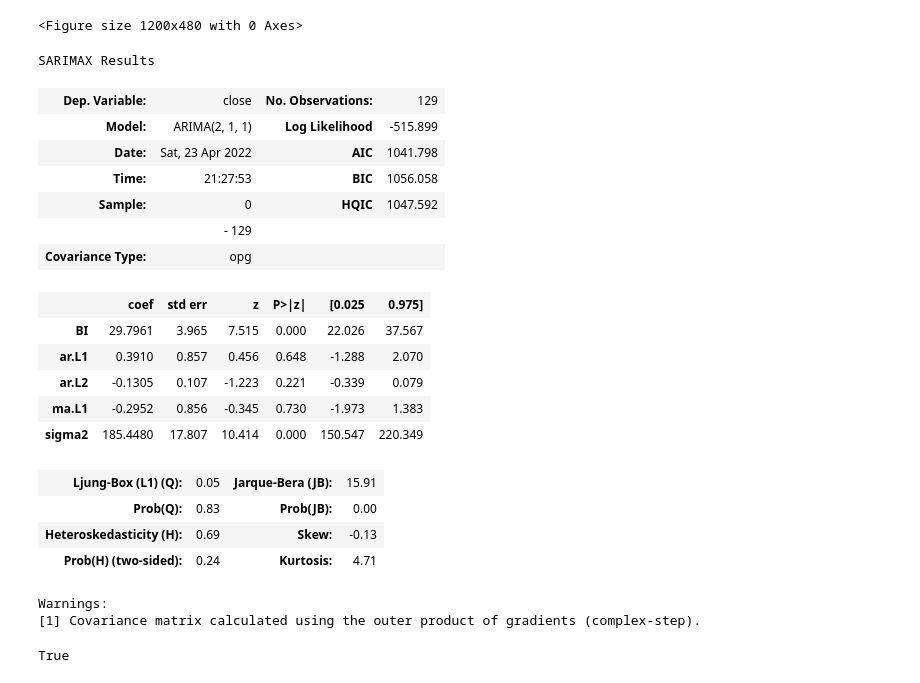
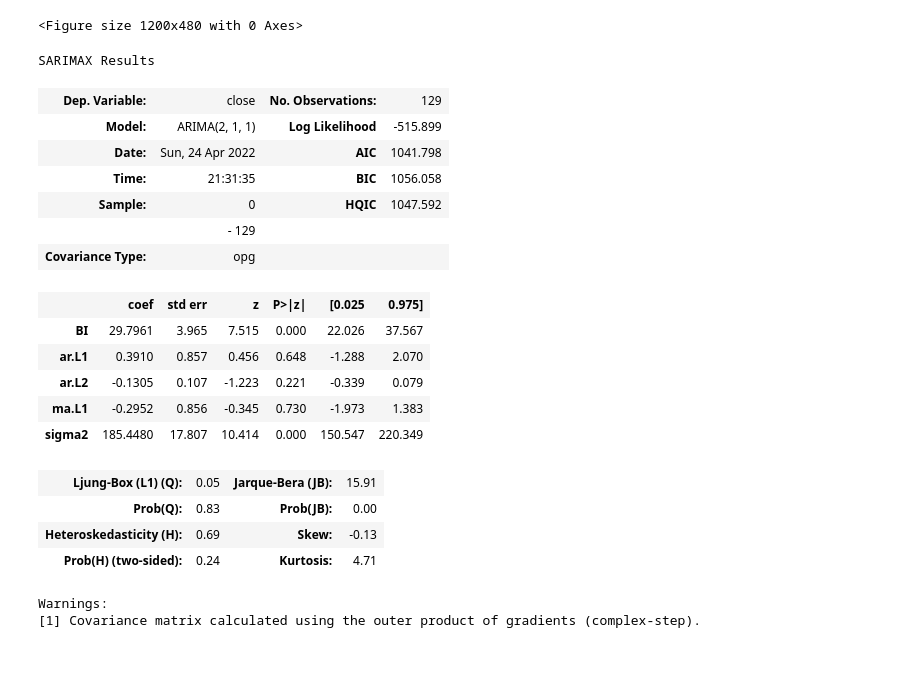
Before and after one commit to Jiaming-Hu/DS4420-Final-Project, a Jupyter notebook: time series.ipynb, the cells around one changed output. Drawn from its saved outputs; the diff is of its cells as text; code cells hidden in the pictures.

```diff
--- a/time series.ipynb
+++ b/time series.ipynb
@@ -165,14 +152,16 @@ Pearson Corrlation Coefficient: 0.5826787866387625
 [figure]
 <Figure size 1200x480 with 0 Axes>
 # %%
-model = ARIMA(endog=close_price[1:], exog=BI, order=(2, 1, 1)).fit()
+model = ARIMA(endog=close_price[1:],
+              exog=BI,
+              order=(2, 1, 1)).fit()
 model.summary()
 # %% [output]
 SARIMAX Results
 | Dep. Variable: | close | No. Observations: | 129 |
 | Model: | ARIMA(2, 1, 1) | Log Likelihood | -515.899 |
-| Date: | Sat, 23 Apr 2022 | AIC | 1041.798 |
-| Time: | 21:27:53 | BIC | 1056.058 |
+| Date: | Sun, 24 Apr 2022 | AIC | 1041.798 |
+| Time: | 21:31:35 | BIC | 1056.058 |
 | Sample: | 0 | HQIC | 1047.592 |
 |  | - 129 |  |  |
 | Covariance Type: | opg |  |  |
@@ -188,7 +177,3 @@ SARIMAX Results
 | Prob(H) (two-sided): | 0.24 | Kurtosis: | 4.71 |
 Warnings:
 [1] Covariance matrix calculated using the outer product of gradients (complex-step).
-# %%
-len(model.predict()) == len(close_price[1:])
-# %% [output]
-True
```
Also changed, not shown: parts of 15 cells of this notebook.
